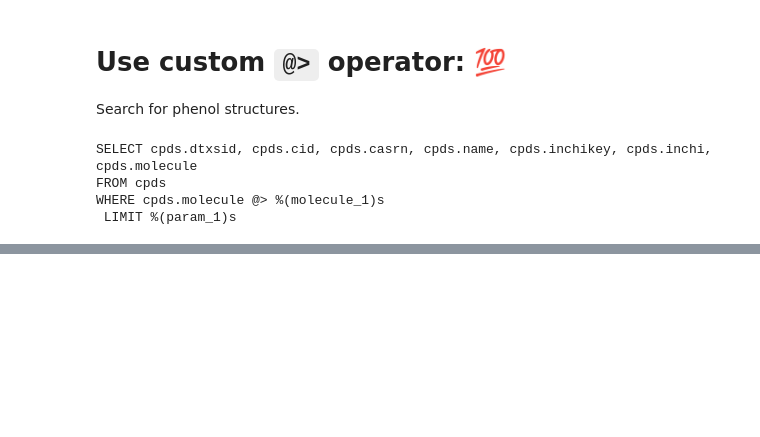
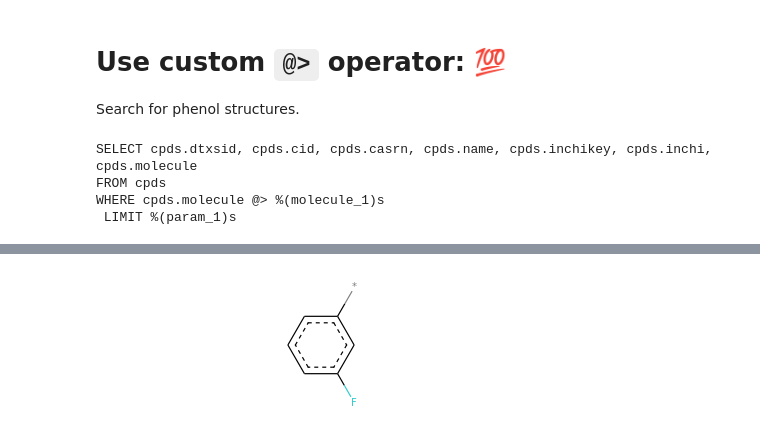
Before and after one commit to akokai/commongroups-archived, a Jupyter notebook: notebooks/sqlalchemy_testing.ipynb, the cells around one changed output, grey strips where cells are left out. Saved outputs shown, nothing was run; the diff lists cells and outputs as text; code cells hidden in the pictures; blank space fills up the shorter version.

```diff
--- a/notebooks/sqlalchemy_testing.ipynb
+++ b/notebooks/sqlalchemy_testing.ipynb
@@ -131,0 +164,4 @@ WHERE cpds.molecule @> '[c&D2]1:,-[c&D2]:,-[c&D2]:,-[c&D2]:,-[c&D2]:,-[c&D3]:,-1
+# %%
+new_qmol = Chem.AdjustQueryProperties(qmol)
+new_qmol
+# %% [output]
@@ -131,0 +170 @@ WHERE cpds.molecule @> '[c&D2]1:,-[c&D2]:,-[c&D2]:,-[c&D2]:,-[c&D2]:,-[c&D3]:,-1
+[figure, added]
```
Also changed, not shown: parts of 17 cells of this notebook.
